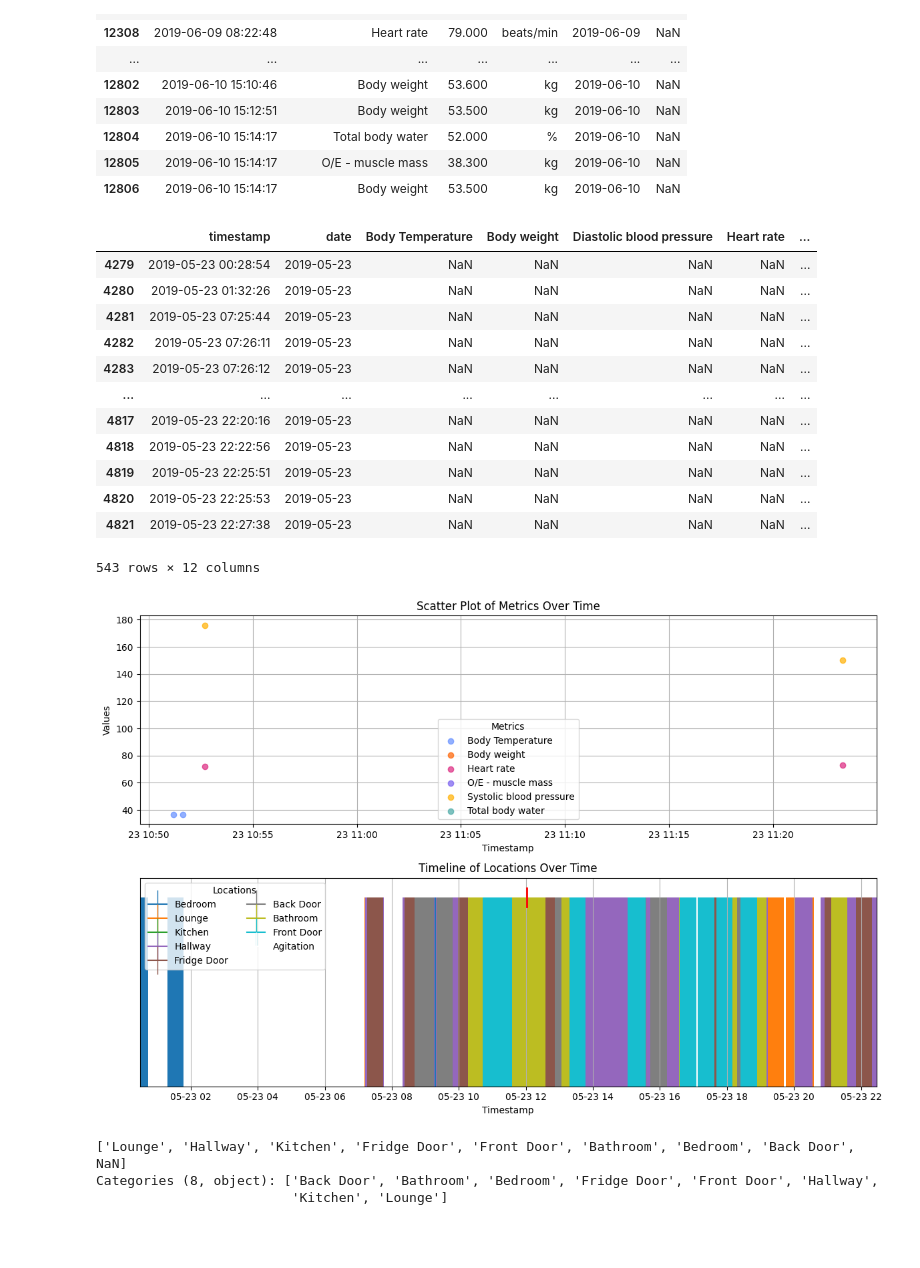
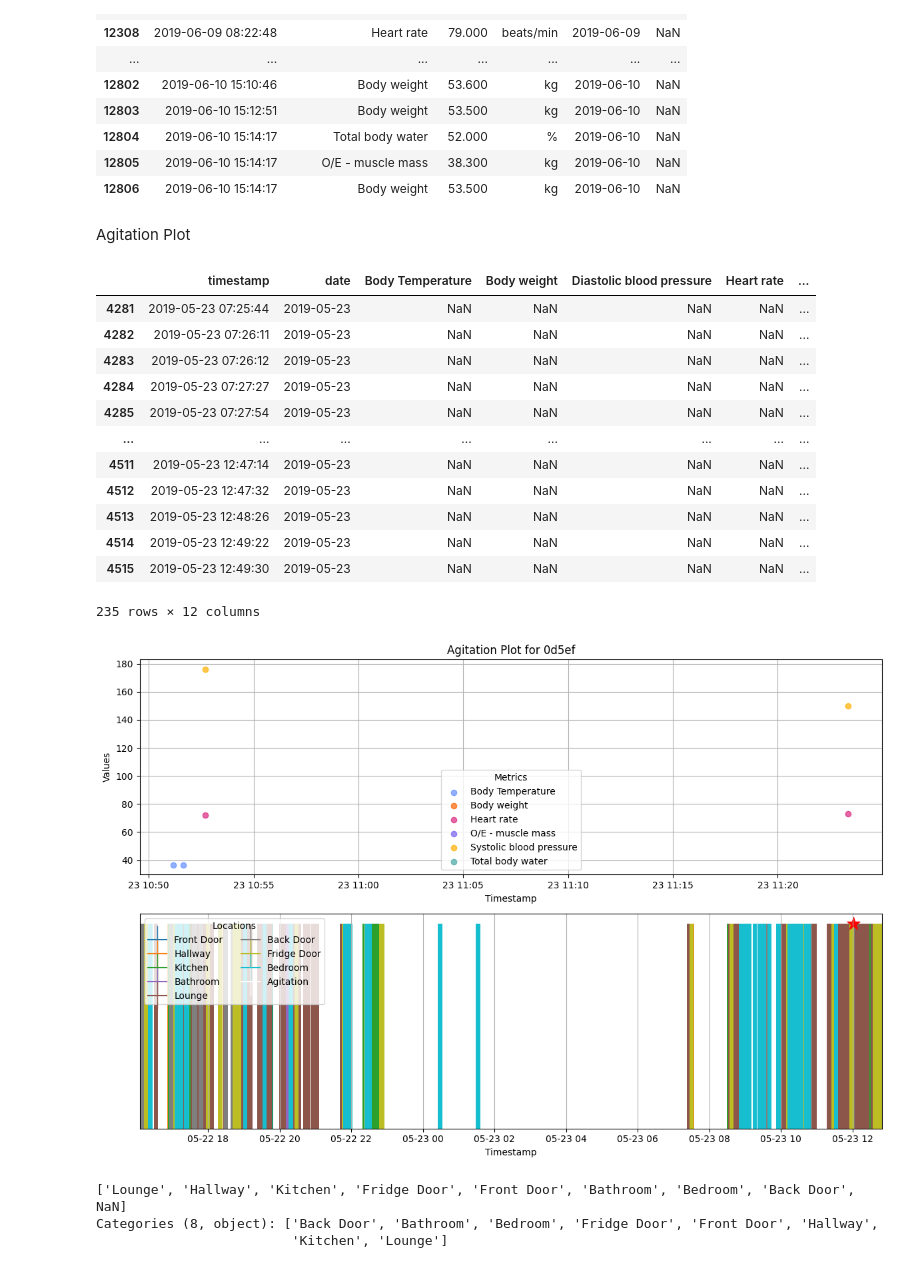
Before and after one commit to gkianfar/S4, a Jupyter notebook: TIHM_data_visualisation.ipynb, the cells around one changed output. Saved outputs shown, nothing was run; the diff lists cells and outputs as text; code cells hidden in the pictures; blank space fills up the shorter version.

Commit message:
agitation updated

```diff
--- a/TIHM_data_visualisation.ipynb
+++ b/TIHM_data_visualisation.ipynb
@@ -977,6 +977,8 @@ df_filtered
 | 12804 | 2019-06-10 15:14:17 | Total body water | 52.000 | % | 2019-06-10 | NaN |
 | 12805 | 2019-06-10 15:14:17 | O/E - muscle mass | 38.300 | kg | 2019-06-10 | NaN |
 | 12806 | 2019-06-10 15:14:17 | Body weight | 53.500 | kg | 2019-06-10 | NaN |
+# %% [markdown]
+Agitation Plot
 # %%
 ag_patients = ['099bc', '0cda9', '0d5ef']
 pid = ag_patients[2]
@@ -988,29 +990,32 @@ label_df['Agitation'] = label_df['type'].copy().apply(lambda x: 1 if x=='Agitati
 merge_df = pd.merge(ph_df,activity_df,on=['timestamp','date'],how='outer')
 merge_df = pd.merge(merge_df,label_df,on=['timestamp','date'],how='outer')
 # %%
-ag_date = pd.to_datetime(merge_df.loc[merge_df['Agitation']==1].date.values[0])
+ag_date = pd.to_datetime(merge_df.loc[merge_df['Agitation']==1].timestamp.values[0])
 # %%
 from datetime import timedelta
 #dates = [ag_date-timedelta(days=1),ag_date]
-dates = [ag_date]
+# Create the time range (subtract 10 hours and include ag_date)
+start_time = ag_date - timedelta(hours=24)
+end_time = ag_date + timedelta(hours=1)
 
-df = merge_df.loc[merge_df.date.isin(dates)]
+# Filter merge_df based on the timestamp range
+df = merge_df.loc[merge_df['timestamp'].between(start_time, end_time)]
 # %%
 df
 # %% [output]
 |  | timestamp | date | Body Temperature | Body weight | Diastolic blood pressure | Heart rate | ... |
-| 4279 | 2019-05-23 00:28:54 | 2019-05-23 | NaN | NaN | NaN | NaN | ... |
-| 4280 | 2019-05-23 01:32:26 | 2019-05-23 | NaN | NaN | NaN | NaN | ... |
 | 4281 | 2019-05-23 07:25:44 | 2019-05-23 | NaN | NaN | NaN | NaN | ... |
 | 4282 | 2019-05-23 07:26:11 | 2019-05-23 | NaN | NaN | NaN | NaN | ... |
 | 4283 | 2019-05-23 07:26:12 | 2019-05-23 | NaN | NaN | NaN | NaN | ... |
+| 4284 | 2019-05-23 07:27:27 | 2019-05-23 | NaN | NaN | NaN | NaN | ... |
+| 4285 | 2019-05-23 07:27:54 | 2019-05-23 | NaN | NaN | NaN | NaN | ... |
 | ... | ... | ... | ... | ... | ... | ... | ... |
-| 4817 | 2019-05-23 22:20:16 | 2019-05-23 | NaN | NaN | NaN | NaN | ... |
-| 4818 | 2019-05-23 22:22:56 | 2019-05-23 | NaN | NaN | NaN | NaN | ... |
-| 4819 | 2019-05-23 22:25:51 | 2019-05-23 | NaN | NaN | NaN | NaN | ... |
-| 4820 | 2019-05-23 22:25:53 | 2019-05-23 | NaN | NaN | NaN | NaN | ... |
-| 4821 | 2019-05-23 22:27:38 | 2019-05-23 | NaN | NaN | NaN | NaN | ... |
+| 4511 | 2019-05-23 12:47:14 | 2019-05-23 | NaN | NaN | NaN | NaN | ... |
+| 4512 | 2019-05-23 12:47:32 | 2019-05-23 | NaN | NaN | NaN | NaN | ... |
+| 4513 | 2019-05-23 12:48:26 | 2019-05-23 | NaN | NaN | NaN | NaN | ... |
+| 4514 | 2019-05-23 12:49:22 | 2019-05-23 | NaN | NaN | NaN | NaN | ... |
+| 4515 | 2019-05-23 12:49:30 | 2019-05-23 | NaN | NaN | NaN | NaN | ... |
-543 rows × 12 columns
+235 rows × 12 columns
 # %%
 import matplotlib.pyplot as plt
 import numpy as np
@@ -1029,7 +1034,7 @@ for y_col in Y:
     axs[0].scatter(df['timestamp'], df[y_col], label=y_col, alpha=0.7)
 axs[0].set_xlabel('Timestamp')
 axs[0].set_ylabel('Values')
-axs[0].set_title('Scatter Plot of Metrics Over Time')
+axs[0].set_title(f'Agitation Plot for {pid}')
 axs[0].grid(True)
 axs[0].legend(loc='best', title='Metrics')
 
@@ -1047,37 +1052,38 @@ for idx, l in enumerate(unique_locations):
     if not pd.isna(l):  # Check if location name is not NaN
         location_data = df_clean[df_clean['location_name'] == l]
         # Create vertical bars for each location along the timestamp
         for timestamp in location_data['timestamp']:
             # Plot the bar for each timestamp
-            axs[1].bar(timestamp, 1, width=0.02, color=colors(idx), align='center')
+            axs[1].bar(timestamp, 1, width=0.005, color=colors(idx), align='center')
 
         # Add a dummy artist to the legend manually for each location
         legend_handles.append(plt.Line2D([0], [0], marker='|', color=colors(idx), markerfacecolor=colors(idx), markersize=15))  # Increased markersize
         legend_labels.append(l)
 
 # Plot agitation points as vertical bars (like poles or bars)
 agitation_df = df.loc[df['Agitation'] == 1].copy()
 for timestamp in agitation_df['timestamp']:
-    axs[1].plot([timestamp, timestamp], [0.95, 1.05], color='r', lw=2)  # Vertical bar-like line
+    axs[1].scatter(timestamp,1,marker='*', color='r', s=200)  # Vertical bar-like line
 
 # Manually add agitation to the legend
 legend_handles.append(plt.Line2D([0], [0], marker='|', color='w', markerfacecolor='r', markersize=15))  # Increased markersize
 legend_labels.append('Agitation')
 
 # Add the legend manually using the handles and labels
 axs[1].legend(legend_handles, legend_labels, loc='upper left', title='Locations', ncol=2, markerscale=2)
 
 axs[1].set_xlabel('Timestamp')
 axs[1].set_yticks([])  # Remove y-ticks
-axs[1].set_title('Timeline of Locations Over Time')
+#axs[1].set_title('Timeline of Locations Over Time')
 axs[1].set_xlim(df_clean['timestamp'].min(), df_clean['timestamp'].max())  # Set x-axis limits
 axs[1].grid(True)
 
 # Adjust layout to make space for the legend
 plt.tight_layout()
+#plt.title(f'Agitation Plot for {pid}')
 plt.show()
 # %% [output]
-[figure, old version]
+[figure, new version]
 # %%
 unique_locations
 # %% [output]
```
